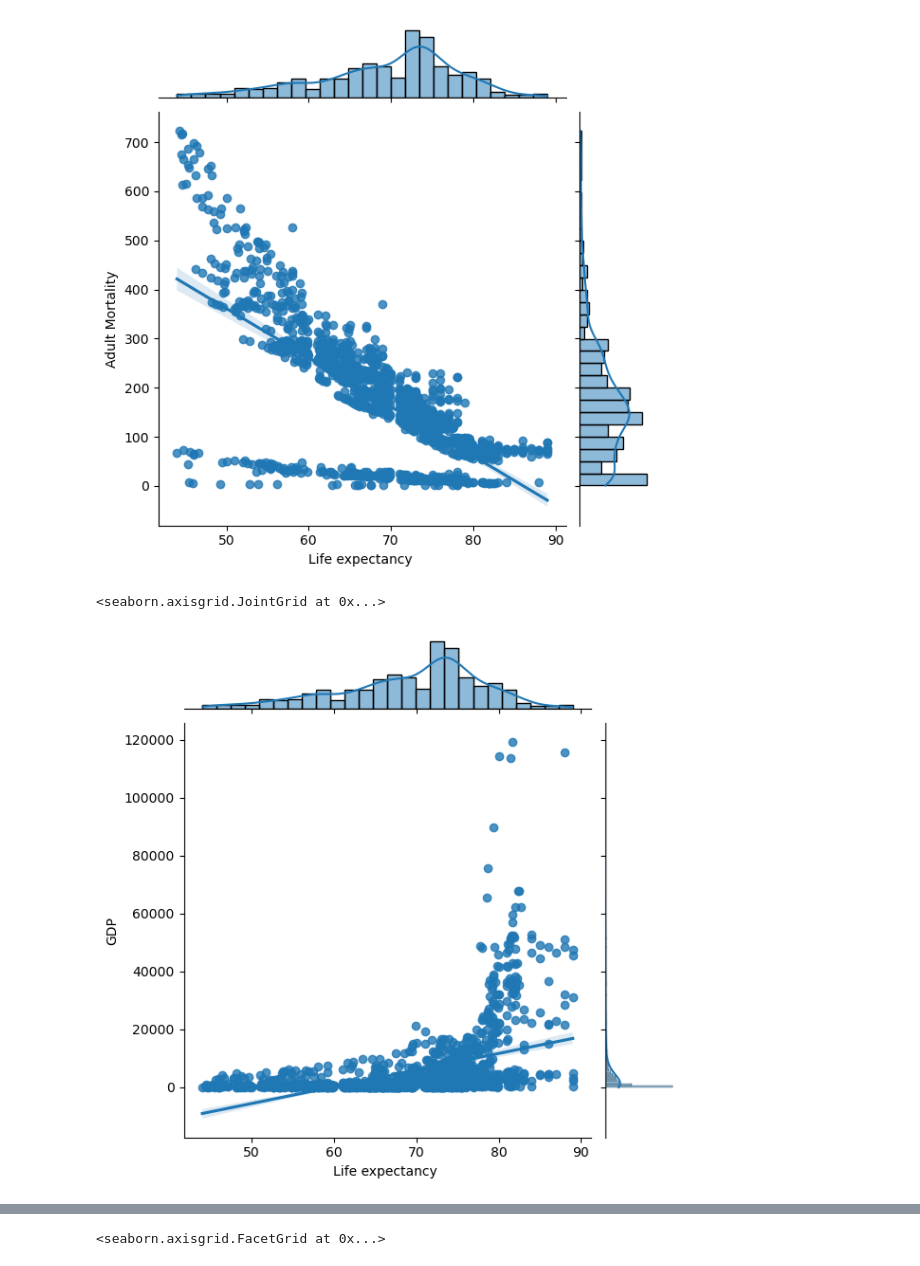
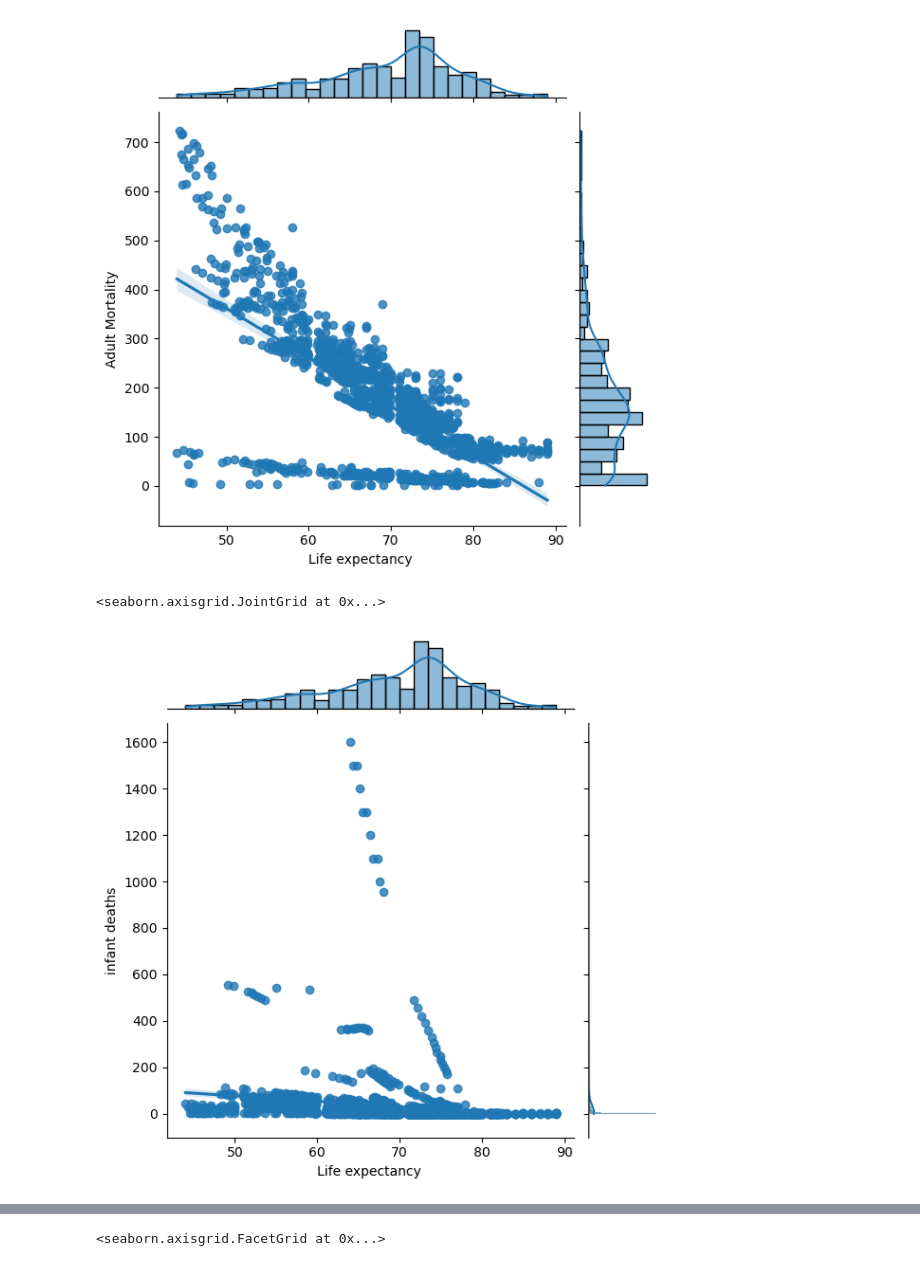
Before and after one commit to R-enanVieira/MachineLearning, a Jupyter notebook: 1o_projeto_tema_01_2024.ipynb, the cells around one changed output, grey strips where cells are left out. Drawn from its saved outputs; the diff is of its cells as text; code cells hidden in the pictures.

```diff
--- a/1o_projeto_tema_01_2024.ipynb
+++ b/1o_projeto_tema_01_2024.ipynb
@@ -123,8 +149,8 @@ sns.jointplot(x='Life expectancy ', y='Adult Mortality', data=data, kind='reg')
 <seaborn.axisgrid.JointGrid at 0x...>
 [figure]
 # %%
-sns.jointplot(x='Life expectancy ', y='GDP', data=data, kind='reg')
+sns.jointplot(x='Life expectancy ', y='infant deaths', data=data, kind='reg')
 # %% [output]
 <seaborn.axisgrid.JointGrid at 0x...>
-[figure, old version]
+[figure, new version]
 # %%
```
Also changed, not shown: parts of 19 cells of this notebook.
